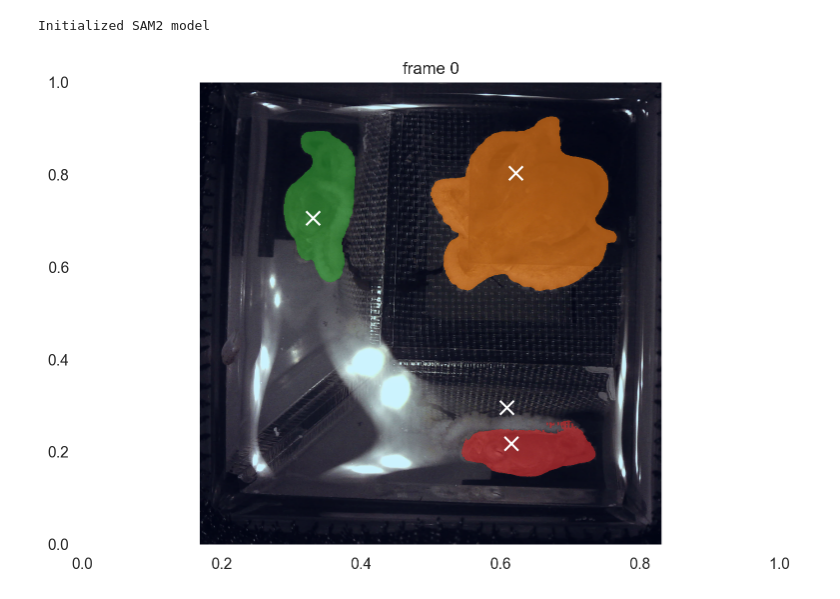
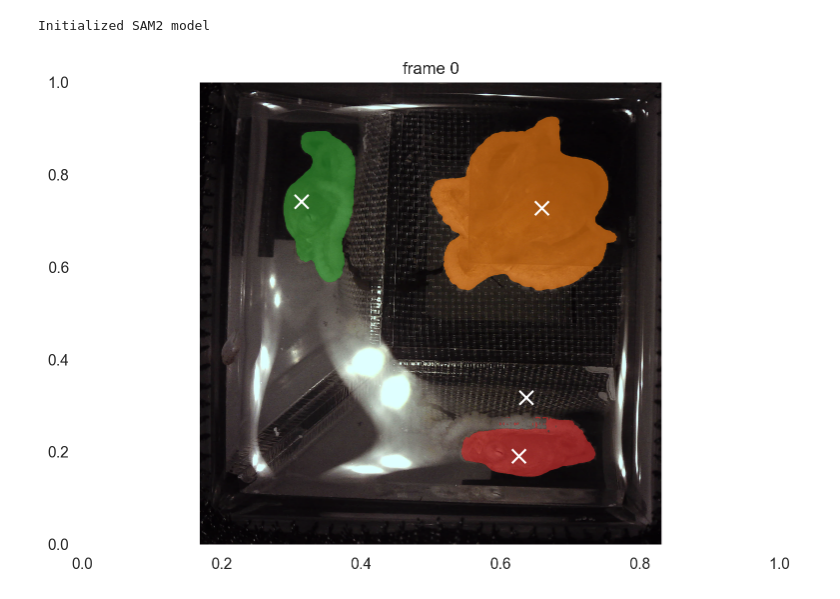
Before and after one commit to horsto/OCTRON-GUI, a Jupyter notebook: octron/notebooks/napari_tests.ipynb, the cells around one changed output. Drawn from its saved outputs; the diff is of its cells as text; code cells hidden in the pictures.

Commit message:
Worked on init function of SAM2 model
now takes in original napari data

```diff
--- a/octron/notebooks/napari_tests.ipynb
+++ b/octron/notebooks/napari_tests.ipynb
@@ -51,7 +51,7 @@ Model image size: 1024
 # %%
 # ... first load video into napari
 # %%
-viewer.dims.set_point(0,10)
+viewer.dims.set_point(0,20)
 current_indices = viewer.dims.current_step
 print(current_indices)
 # %% [output]
@@ -128,5 +66,5 @@ torch.Size([20, 3, 1024, 1024])
 # %%
-inference_state = predictor.init_state(images=images)
+inference_state = predictor.init_state(napari_data=video_data)
 # %% [output]
 Initialized SAM2 model
 # %%
@@ -153,7 +91,7 @@ from sam2_octron.helpers.visualization import show_points, show_mask
 ann_frame_idx = 0  # the frame index we interact with
 ann_obj_id = 1  # give a unique id to each object we interact with (it can be any integers)
 # Let's add a positive click at (x, y) = (210, 350) to get started
-points = np.array([[700,200]], dtype=np.float32)
+points = np.array([[1438,529]], dtype=np.float32)
 # for labels, `1` means positive click and `0` means negative click
 labels = np.array([1], np.int32)
 # Predict
@@ -167,7 +105,7 @@ _, out_obj_ids, out_mask_logits = predictor.add_new_points_or_box(
 ann_frame_idx = 0  # the frame index we interact with
 ann_obj_id = 2  # give a unique id to each object we interact with (it can be any integers)
 # Let's add a positive click at (x, y) = (210, 350) to get started
-points2 = np.array([[250,300]], dtype=np.float32)
+points2 = np.array([[425,501]], dtype=np.float32)
 # for labels, `1` means positive click and `0` means negative click
 labels = np.array([1], np.int32)
 # Predict
@@ -177,13 +115,11 @@ _, out_obj_ids, out_mask_logits = predictor.add_new_points_or_box(
     obj_id=ann_obj_id,
     points=points2,
     labels=labels,
-
 )
-
 ann_frame_idx = 0  # the frame index we interact with
 ann_obj_id = 3  # give a unique id to each object we interact with (it can be any integers)
 # Let's add a positive click at (x, y) = (210, 350) to get started
-points3 = np.array([[690,800],[680,720]], dtype=np.float32)
+points3 = np.array([[1340,1571],[1373,1326]], dtype=np.float32)
 # for labels, `1` means positive click and `0` means negative click
 labels = np.array([1,0], np.int32)
 # Predict
@@ -193,29 +129,25 @@ _, out_obj_ids, out_mask_logits = predictor.add_new_points_or_box(
     obj_id=ann_obj_id,
     points=points3,
     labels=labels,
-
 )
 # %%
 # show the results on the current (interacted) frame
 figure = plt.figure(figsize=(9, 6))
 plt.title(f"frame {ann_frame_idx}")
 ax = figure.add_subplot(111)
 ax.set_yticks([]); ax.set_xticks([])
-img = inference_state['images'][ann_frame_idx].to('cpu').detach().numpy()
-img = np.moveaxis(img, 0, -1)
-img += np.abs(img.min())
-img /= img.max()
-ax.imshow(img)
+
+ax.imshow(video_data[0])
 
 for obj in range(out_mask_logits.shape[0]):
-    show_mask((out_mask_logits[obj] > 0.0).cpu().numpy(), ax, obj_id=out_obj_ids[obj])
+    show_mask((out_mask_logits[obj] > 0).cpu().numpy(), ax, obj_id=out_obj_ids[obj])
 
 for p in points: # show the clicked points
     ax.scatter(p[0], p[1], marker='x',s=100, color='white')
 for p in points2: # show the clicked points
     ax.scatter(p[0], p[1], marker='x',s=100, color='white')
 for p in points3: # show the clicked points
     ax.scatter(p[0], p[1], marker='x',s=100, color='white')
 sns.despine(left=True,bottom=True)
 # %% [output]
-[figure, old version]
+[figure, new version]
```
Also changed, not shown: parts of 9 cells of this notebook, 1 other file.
